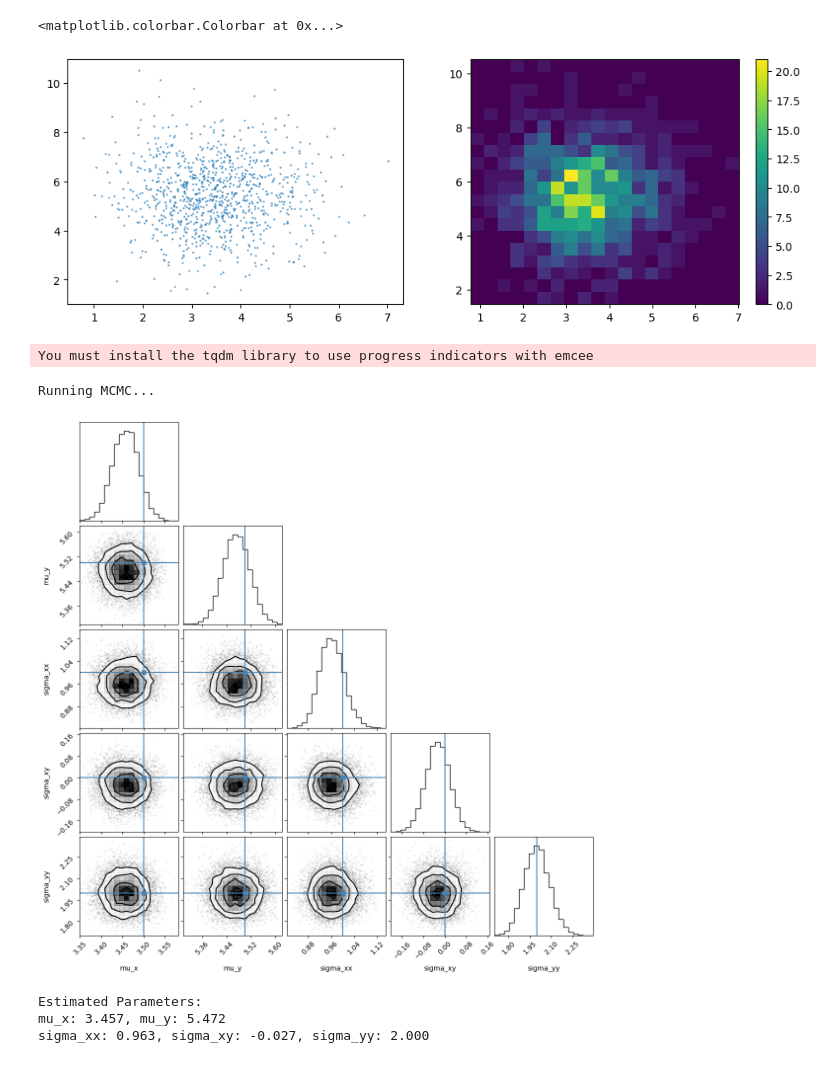
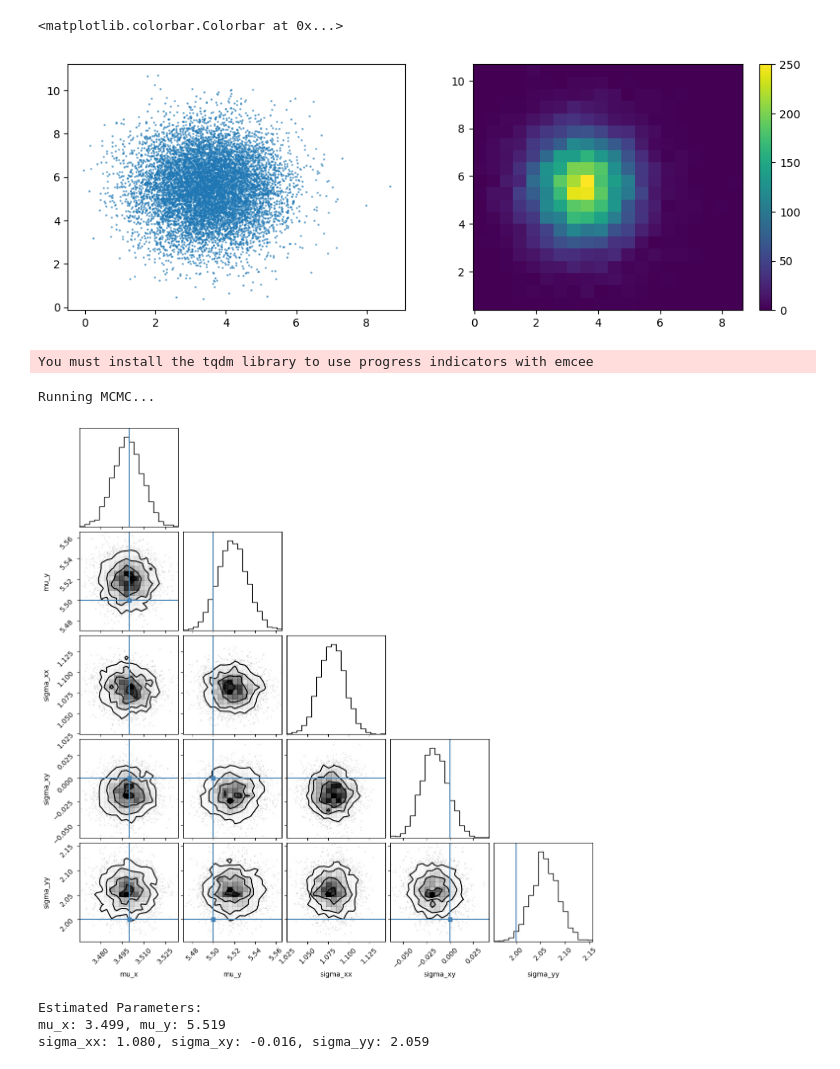
Before and after one commit to haoyanzhen/education, a Jupyter notebook: Python-li/NO4-数据科学统计学.ipynb, the cells around one changed output. Drawn from its saved outputs; the diff is of its cells as text; code cells hidden in the pictures.

```diff
--- a/Python-li/NO4-数据科学统计学.ipynb
+++ b/Python-li/NO4-数据科学统计学.ipynb
@@ -206,27 +190,27 @@ with pm.Model() as model:
 # %%
 import numpy as np
 import matplotlib.pyplot as plt
 import emcee
 
 # 生成数据
 # np.random.seed(42)
 true_mean = np.array([3.5, 5.5])
 # true_cov = np.array([[1, 0.5], [0.5, 2]])
 true_cov = np.array([[1, 0], [0, 2]])
-n_samples = 1000
+n_samples = 10000
 data = np.random.multivariate_normal(true_mean, true_cov, size=n_samples)
-noise_ratio = 0.1
+noise_ratio = 1
 data += noise_ratio * np.random.rand(n_samples, 2) - 0.5 * noise_ratio  # 加入噪声
 
 plt.figure(figsize=(12, 4))
 plt.subplot(121)
 plt.scatter(data[:,0], data[:,1], alpha=0.5, s=1)
 plt.subplot(122)
 plt.hist2d(data[:,0], data[:,1], bins=20)
 plt.colorbar()
 # %% [output]
 <matplotlib.colorbar.Colorbar at 0x...>
-[figure, old version]
+[figure, new version]
 # %%
 # 定义二维高斯的对数似然函数
 def log_likelihood(params, data):
@@ -271,7 +255,7 @@ initial_positions = [initial_guess + 0.1 * np.random.randn(n_dim) for _ in range
 sampler = emcee.EnsembleSampler(n_walkers, n_dim, log_posterior, args=(data,))
 
 # 运行采样
-n_steps = 5000
+n_steps = 2000
 print("Running MCMC...")
 sampler.run_mcmc(initial_positions, n_steps, progress=True)
 
@@ -307,7 +291,7 @@ print(f"sigma_xx: {mean_sigma_xx:.3f}, sigma_xy: {mean_sigma_xy:.3f}, sigma_yy:
 # %% [output]
 You must install the tqdm library to use progress indicators with emcee
 Running MCMC...
-[figure, old version]
+[figure, new version]
 Estimated Parameters:
-mu_x: 3.457, mu_y: 5.472
-sigma_xx: 0.963, sigma_xy: -0.027, sigma_yy: 2.000
+mu_x: 3.499, mu_y: 5.519
+sigma_xx: 1.080, sigma_xy: -0.016, sigma_yy: 2.059
```
Also changed, not shown: parts of 2 cells of this notebook, 2 other files.
